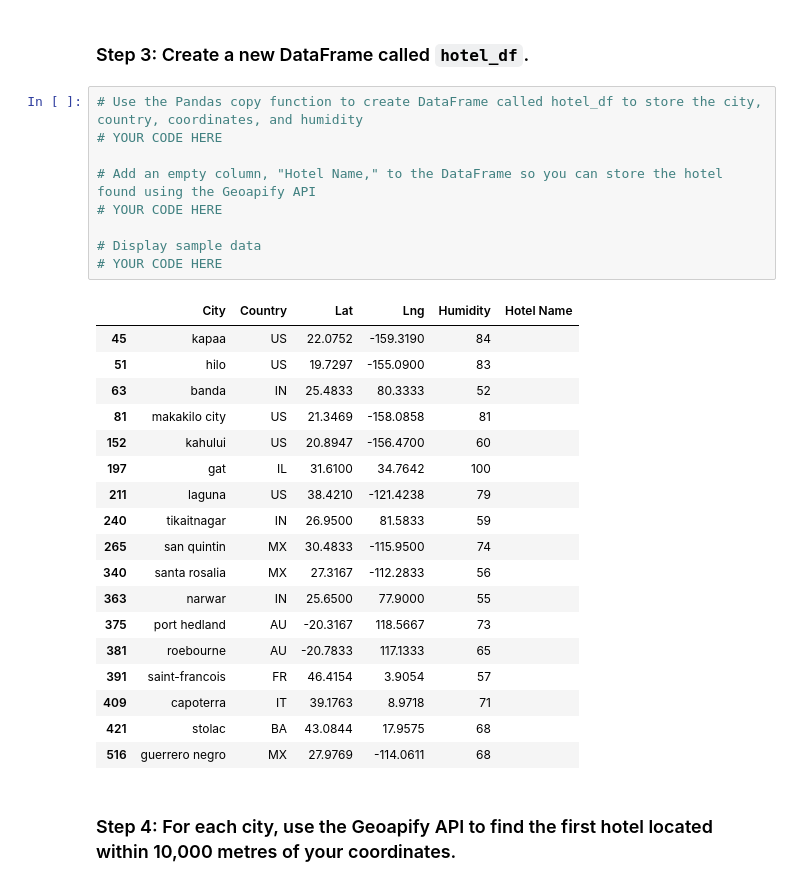
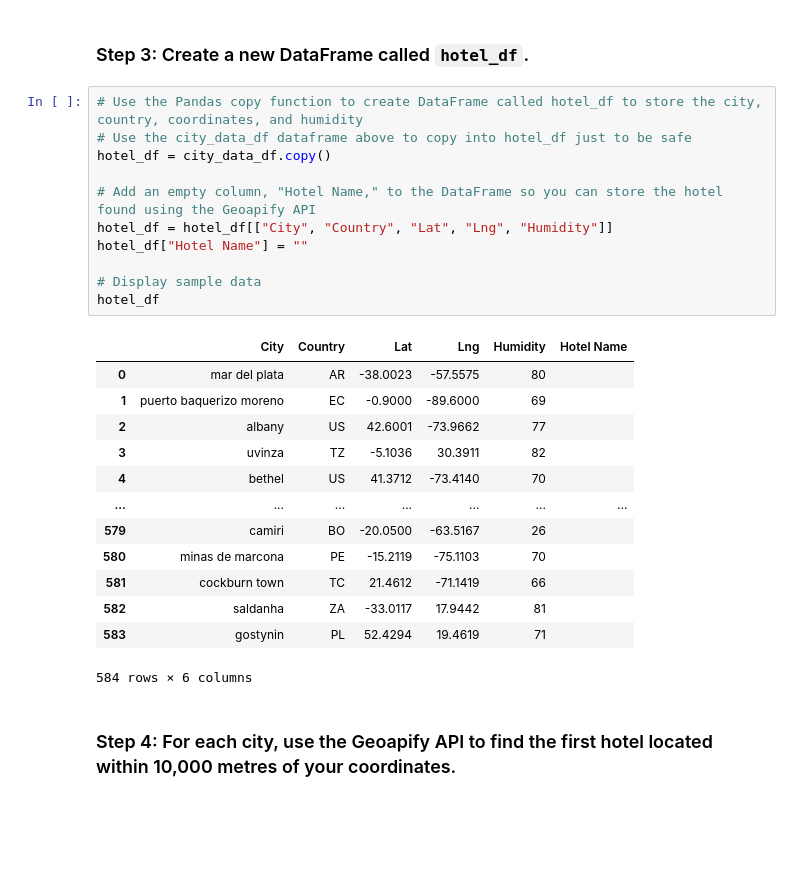
Before and after one commit to rabellan/python-api-challenge, a Jupyter notebook: VacationPy.ipynb, the cells around one changed output. Saved outputs shown, nothing was run; the diff lists cells and outputs as text; blank space fills up the shorter version.

```diff
--- a/VacationPy.ipynb
+++ b/VacationPy.ipynb
@@ -75,31 +78,28 @@ city_data_df.head()
 ### Step 3: Create a new DataFrame called `hotel_df`.
 # %%
 # Use the Pandas copy function to create DataFrame called hotel_df to store the city, country, coordinates, and humidity
-# YOUR CODE HERE
+# Use the city_data_df dataframe above to copy into hotel_df just to be safe
+hotel_df = city_data_df.copy()
 
 # Add an empty column, "Hotel Name," to the DataFrame so you can store the hotel found using the Geoapify API
-# YOUR CODE HERE
+hotel_df = hotel_df[["City", "Country", "Lat", "Lng", "Humidity"]]
+hotel_df["Hotel Name"] = ""
 
 # Display sample data
-# YOUR CODE HERE
+hotel_df
 # %% [output]
 |  | City | Country | Lat | Lng | Humidity | Hotel Name |
-| 45 | kapaa | US | 22.0752 | -159.3190 | 84 |  |
-| 51 | hilo | US | 19.7297 | -155.0900 | 83 |  |
-| 63 | banda | IN | 25.4833 | 80.3333 | 52 |  |
-| 81 | makakilo city | US | 21.3469 | -158.0858 | 81 |  |
-| 152 | kahului | US | 20.8947 | -156.4700 | 60 |  |
-| 197 | gat | IL | 31.6100 | 34.7642 | 100 |  |
-| 211 | laguna | US | 38.4210 | -121.4238 | 79 |  |
-| 240 | tikaitnagar | IN | 26.9500 | 81.5833 | 59 |  |
-| 265 | san quintin | MX | 30.4833 | -115.9500 | 74 |  |
-| 340 | santa rosalia | MX | 27.3167 | -112.2833 | 56 |  |
-| 363 | narwar | IN | 25.6500 | 77.9000 | 55 |  |
-| 375 | port hedland | AU | -20.3167 | 118.5667 | 73 |  |
-| 381 | roebourne | AU | -20.7833 | 117.1333 | 65 |  |
-| 391 | saint-francois | FR | 46.4154 | 3.9054 | 57 |  |
-| 409 | capoterra | IT | 39.1763 | 8.9718 | 71 |  |
-| 421 | stolac | BA | 43.0844 | 17.9575 | 68 |  |
-| 516 | guerrero negro | MX | 27.9769 | -114.0611 | 68 |  |
+| 0 | mar del plata | AR | -38.0023 | -57.5575 | 80 |  |
+| 1 | puerto baquerizo moreno | EC | -0.9000 | -89.6000 | 69 |  |
+| 2 | albany | US | 42.6001 | -73.9662 | 77 |  |
+| 3 | uvinza | TZ | -5.1036 | 30.3911 | 82 |  |
+| 4 | bethel | US | 41.3712 | -73.4140 | 70 |  |
+| ... | ... | ... | ... | ... | ... | ... |
+| 579 | camiri | BO | -20.0500 | -63.5167 | 26 |  |
+| 580 | minas de marcona | PE | -15.2119 | -75.1103 | 70 |  |
+| 581 | cockburn town | TC | 21.4612 | -71.1419 | 66 |  |
+| 582 | saldanha | ZA | -33.0117 | 17.9442 | 81 |  |
+| 583 | gostynin | PL | 52.4294 | 19.4619 | 71 |  |
+584 rows × 6 columns
 # %% [markdown]
 ### Step 4: For each city, use the Geoapify API to find the first hotel located within 10,000 metres of your coordinates.
```
Also changed, not shown: parts of 9 cells of this notebook, 1 other file.
